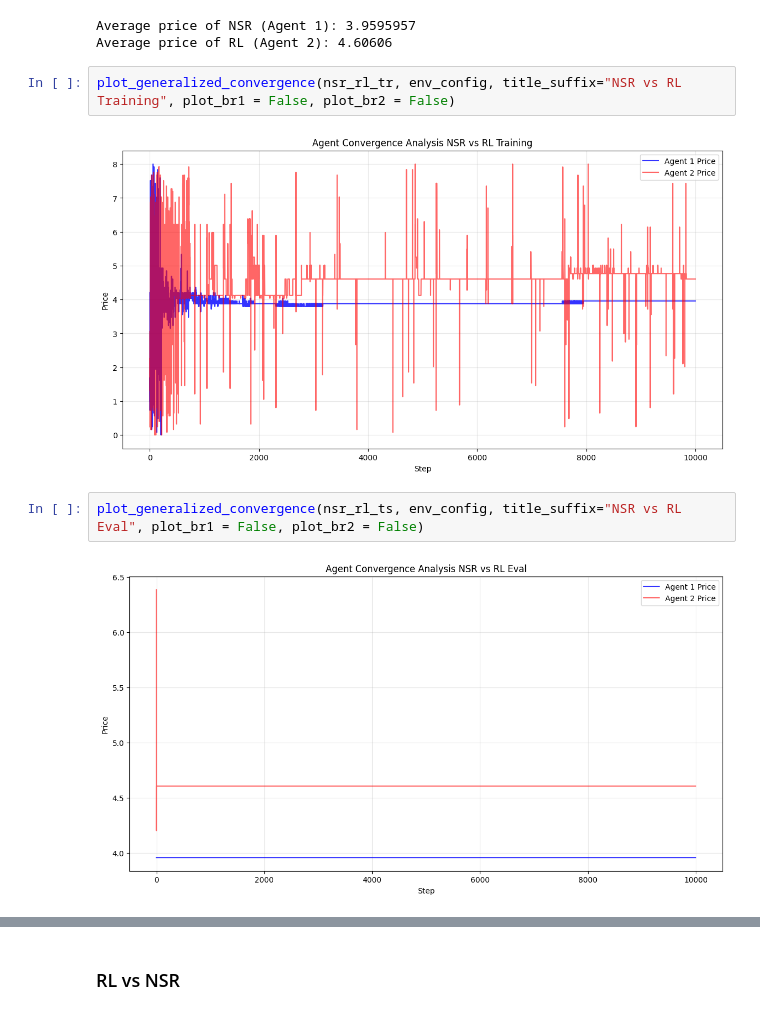
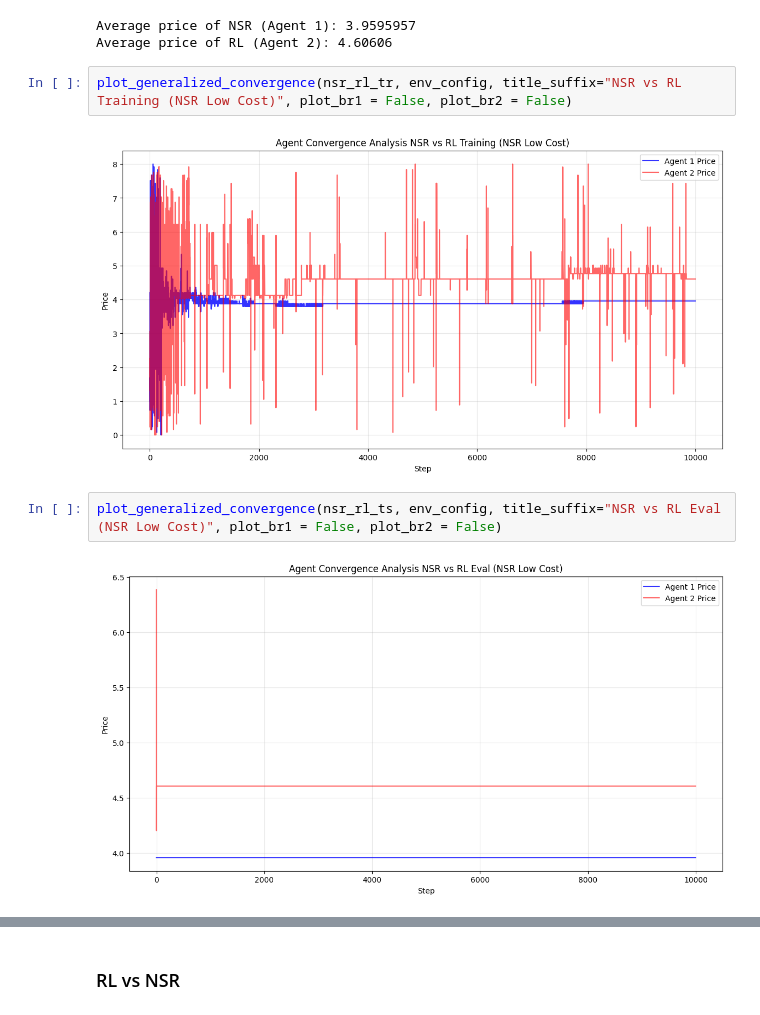
Before and after one commit to alan-w25/cis-6200-final, a Jupyter notebook: market_audit/notebooks/agent_agent_tests.ipynb, the cells around one changed output, grey strips where cells are left out. Cells and saved outputs as stored; diff of their text form.

```diff
--- a/market_audit/notebooks/agent_agent_tests.ipynb
+++ b/market_audit/notebooks/agent_agent_tests.ipynb
@@ -93,11 +93,11 @@ print("Average price of RL (Agent 2):", np.mean(nsr_rl_ts['p2'][-100:]))
 Average price of NSR (Agent 1): 3.9595957
 Average price of RL (Agent 2): 4.60606
 # %%
-plot_generalized_convergence(nsr_rl_tr, env_config, title_suffix="NSR vs RL Training", plot_br1 = False, plot_br2 = False)
+plot_generalized_convergence(nsr_rl_tr, env_config, title_suffix="NSR vs RL Training (NSR Low Cost)", plot_br1 = False, plot_br2 = False)
 # %% [output]
-[figure, old version]
+[figure, new version]
 # %%
-plot_generalized_convergence(nsr_rl_ts, env_config, title_suffix="NSR vs RL Eval", plot_br1 = False, plot_br2 = False)
+plot_generalized_convergence(nsr_rl_ts, env_config, title_suffix="NSR vs RL Eval (NSR Low Cost)", plot_br1 = False, plot_br2 = False)
 # %% [output]
-[figure, old version]
+[figure, new version]
 # %%
```
Also changed, not shown: parts of 14 cells of this notebook.
